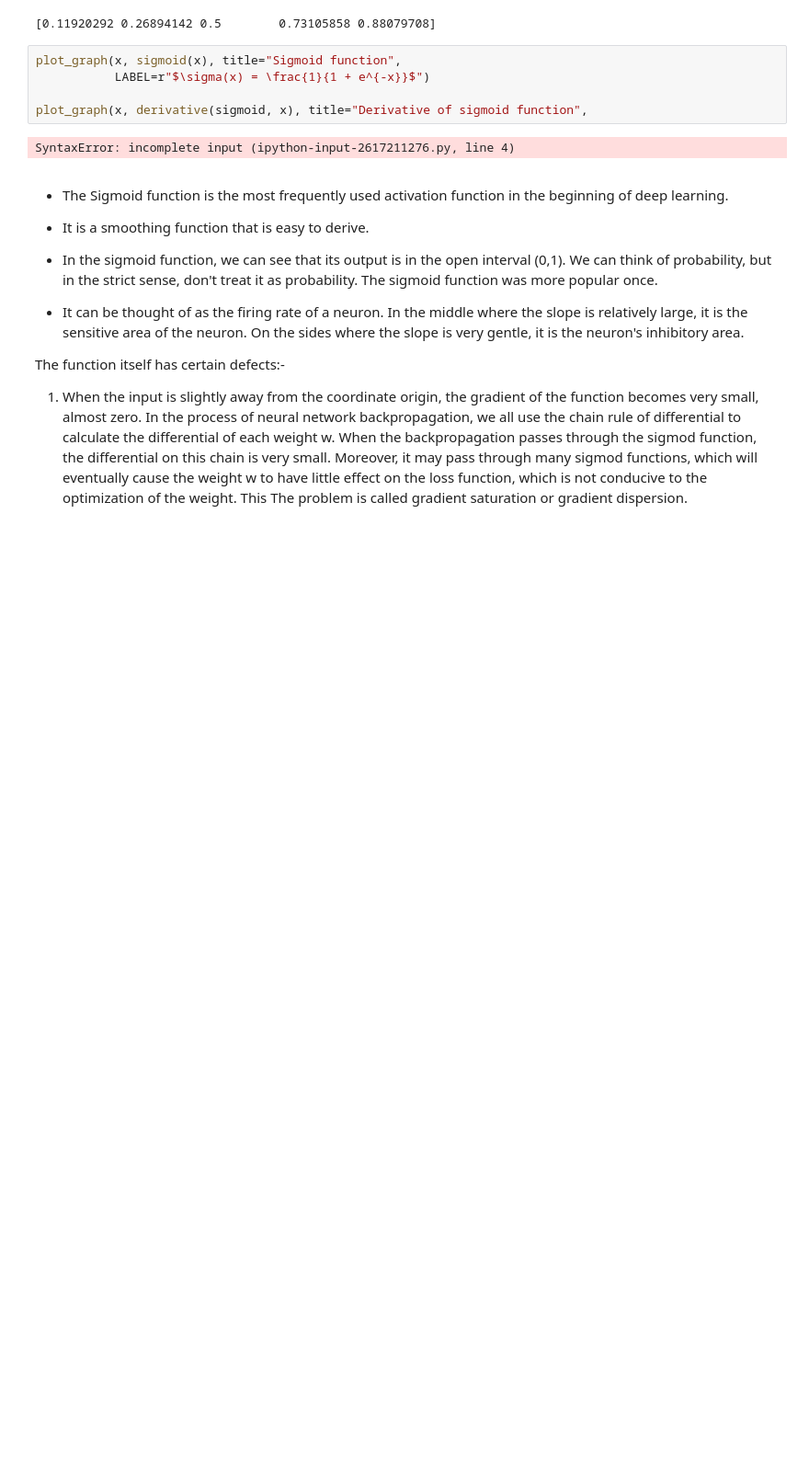
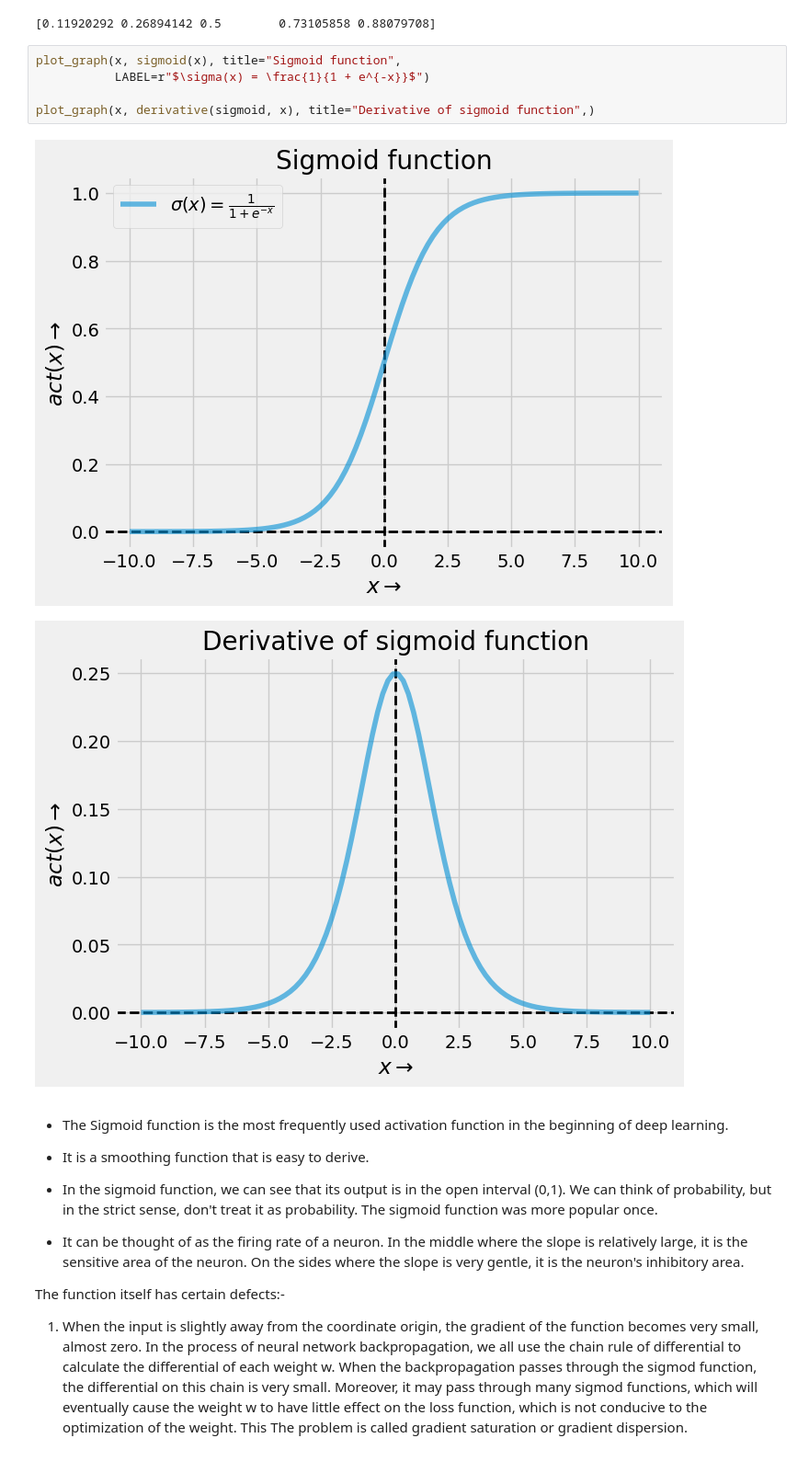
Before and after one commit to Foysal348/Neural-Network-from-Scratch, a Jupyter notebook: Activation_functions.ipynb, the cells around one changed output. Shown at 92% size. Saved outputs shown, nothing was run; the diff lists cells and outputs as text; blank space fills up the shorter version.

```diff
--- a/Activation_functions.ipynb
+++ b/Activation_functions.ipynb
@@ -96,10 +96,11 @@ print(output)
 # %%
 plot_graph(x, sigmoid(x), title="Sigmoid function",
            LABEL=r"$\sigma(x) = \frac{1}{1 + e^{-x}}$")
 
-plot_graph(x, derivative(sigmoid, x), title="Derivative of sigmoid function",
+plot_graph(x, derivative(sigmoid, x), title="Derivative of sigmoid function",)
 # %% [output]
-SyntaxError: incomplete input (ipython-input-2617211276.py, line 4)
+[figure, added]
+[figure, added]
 # %% [markdown]
 * The Sigmoid function is the most frequently used activation function in the beginning of deep learning.
 
```
Also changed, not shown: parts of 15 cells of this notebook.
